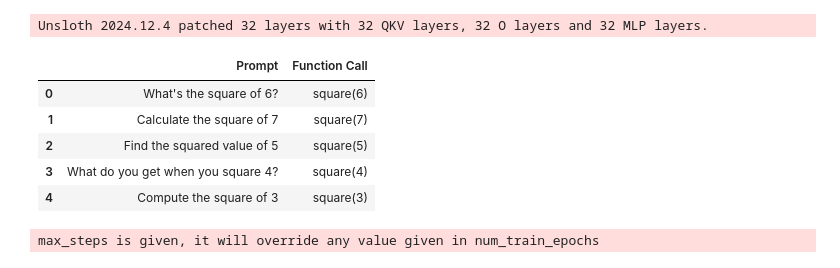
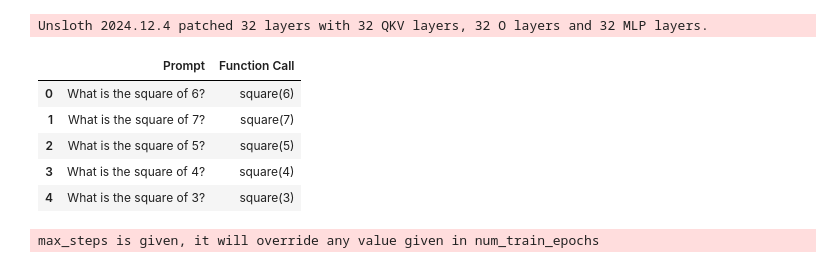
Before and after one commit to etuckerman/SOCOTEC, a Jupyter notebook: SOCOTEC_FINETUNE_elliot_tuckerman.ipynb, the cells around one changed output. Drawn from its saved outputs; the diff is of its cells as text; code cells hidden in the pictures.

```diff
--- a/SOCOTEC_FINETUNE_elliot_tuckerman.ipynb
+++ b/SOCOTEC_FINETUNE_elliot_tuckerman.ipynb
@@ -130,12 +132,64 @@ df.to_csv('SOCOTEC_DATASET.csv', index=False)
-# %%
-df.head()
-# %% [output]
-|  | Prompt | Function Call |
-| 0 | What's the square of 6? | square(6) |
-| 1 | Calculate the square of 7 | square(7) |
-| 2 | Find the squared value of 5 | square(5) |
-| 3 | What do you get when you square 4? | square(4) |
-| 4 | Compute the square of 3 | square(3) |
+# %%
+import pandas as pd
+# Standardize prompts and validate function calls
+
+def standardize_prompts_and_functions(row):
+    # Extract prompt and function call
+    prompt, function_call = row["Prompt"], row["Function Call"]
+
+    # Standardize prompts based on known tasks
+    if "square" in prompt.lower():
+        number = ''.join(filter(str.isdigit, function_call))
+        standardized_prompt = f"What is the square of {number}?"
+        standardized_function_call = f"square({number})"
+
+    elif "cube" in prompt.lower():
+        number = ''.join(filter(str.isdigit, function_call))
+        standardized_prompt = f"What is the cube of {number}?"
+        standardized_function_call = f"cube({number})"
+
+    elif "add" in prompt.lower() or "sum" in prompt.lower():
+        # Extract numbers from the function call
+        numbers = function_call.strip("add()").split(",")
+        if len(numbers) == 2:
+            a, b = numbers
+            standardized_prompt = f"What is {a} plus {b}?"
+            standardized_function_call = f"add({a}, {b})"
+        else:
+            standardized_prompt = prompt  # fallback to original if parsing fails
+            standardized_function_call = function_call
+
+    elif "greet" in prompt.lower() or "say hello" in prompt.lower():
+        name = function_call.strip("greet('").strip("')")
+        standardized_prompt = f"Say hello to {name}."
+        standardized_function_call = f"greet('{name}')"
+
+    else:
+        # Default fallback for unrecognized prompts
+        standardized_prompt = prompt
+        standardized_function_call = function_call
+
+    return pd.Series([standardized_prompt, standardized_function_call], index=["Prompt", "Function Call"])
+
+# load the dataset
+file_path = '/content/SOCOTEC_DATASET.csv'
+dataset = pd.read_csv(file_path)
+
+# Apply the standardization function to the dataset
+standardized_dataset = dataset.apply(standardize_prompts_and_functions, axis=1)
+
+# Ensure no duplicates exist in the dataset
+standardized_dataset = standardized_dataset.drop_duplicates().reset_index(drop=True)
+
+# Display the first few rows of the standardized dataset
+standardized_dataset.head()
+# %% [output]
+|  | Prompt | Function Call |
+| 0 | What is the square of 6? | square(6) |
+| 1 | What is the square of 7? | square(7) |
+| 2 | What is the square of 5? | square(5) |
+| 3 | What is the square of 4? | square(4) |
+| 4 | What is the square of 3? | square(3) |
 # %%
 import pandas as pd
 from datasets import load_dataset, Dataset
```
Also changed, not shown: parts of 4 cells of this notebook.
